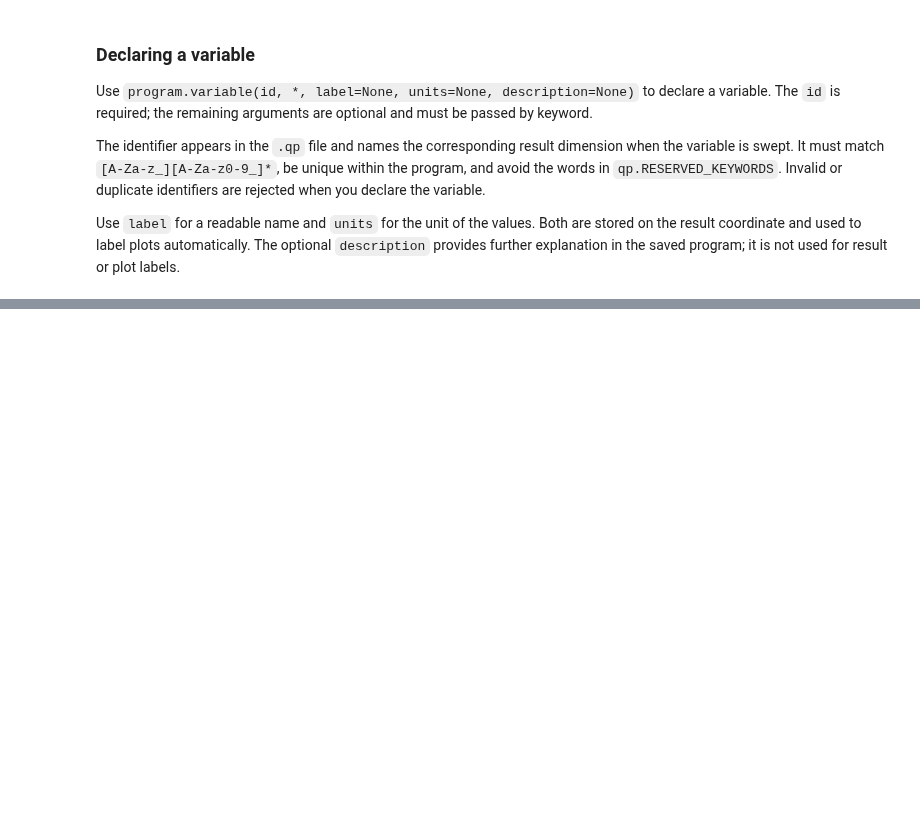
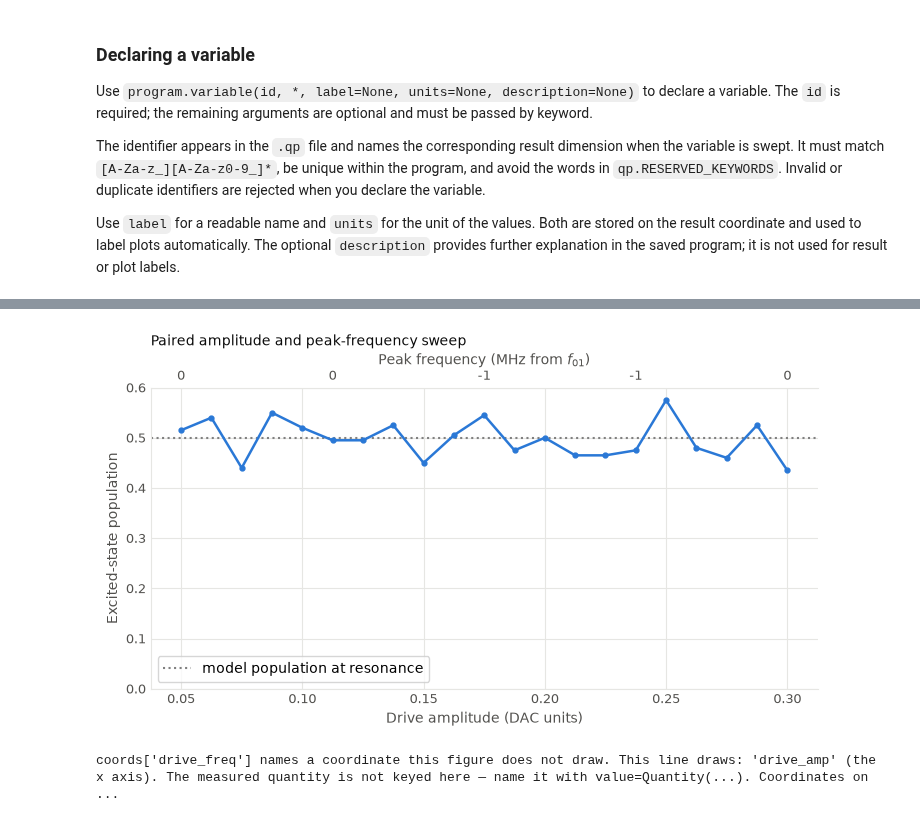
Before and after one commit to qilimanjaro-tech/ieee-qce26-qprogram-tutorial, a Jupyter notebook: notebooks/02_basics.ipynb, the cells around one changed output, grey strips where cells are left out. Cells and saved outputs as stored; diff of their text form; code cells hidden in the pictures; blank space fills up the shorter version.

```diff
--- a/notebooks/02_basics.ipynb
+++ b/notebooks/02_basics.ipynb
@@ -807,0 +867,18 @@ def p_rabi(bus, env):
+# %%
+# Extract one amplitude and one peak frequency per row of the previous map.
+ridge_amps = population.coords["drive_amp"].values
+ridge_freqs = population.idxmax("drive_freq").values  # Frequency coordinate at each row's maximum.
+
+ridge = qp.QProgram(label="qubit_ridge", schema=schema)
+r_amp = ridge.variable("drive_amp", label="Drive amplitude", units="DAC units")
+r_freq = ridge.variable("drive_freq", label="Drive frequency", units="Hz")
+
+with ridge.average(shots=200):
+    # The sweeps advance together, using corresponding entries from the two arrays.
+    with ridge.sweep(r_amp, qp.Values(ridge_amps)) | ridge.sweep(r_freq, qp.Values(ridge_freqs)):
+        ridge.set_frequency(q[0].drive, r_freq)
+        ridge.play(q[0].drive, IQZero(Square(amplitude=r_amp, duration=20_000)))
+        ridge.sync([q[0].drive, q[0].readout])
+        m_ridge = ridge.measure(q[0].readout, "readout", "weights", fields=(MeasurementField.STATE,))
+
+print(qp.dumps(ridge))
@@ -807,0 +927,34 @@ def p_rabi(bus, env):
+# %%
+ax_ridge = ridge_result.plot(
+    m_ridge,
+    field=MeasurementField.STATE,
+    coords={
+        "drive_freq": Quantity(
+            label="Peak frequency",
+            units="MHz from $f_{01}$",
+            transform=lambda v: (v - F_01) / 1e6,
+        ),
+    },
+    value=Quantity("Excited-state population"),
+    style=Style(markers=True),
+    title="Paired amplitude and peak-frequency sweep",
+)
+ax_ridge.set_ylim(0.0, 0.6)
+ax_ridge.axhline(0.5, color="grey", linestyle=":", label="model population at resonance")
+ax_ridge.legend()
+plt.show()
+# %% [output]
+[figure, added]
+# %%
+# x="drive_amp" omits the frequency axis, so coords cannot customise that axis.
+try:
+    ridge_result.plot(
+        m_ridge,
+        field=MeasurementField.STATE,
+        x="drive_amp",
+        coords={"drive_freq": Quantity(units="Hz")},
+    )
+except qp.ValidationError as exc:
+    print(exc)
+# %% [output]
+coords['drive_freq'] names a coordinate this figure does not draw. This line draws: 'drive_amp' (the x axis). The measured quantity is not keyed here — name it with value=Quantity(...). Coordinates on ...
```
Also changed, not shown: parts of 95 cells of this notebook, 3 other files.
